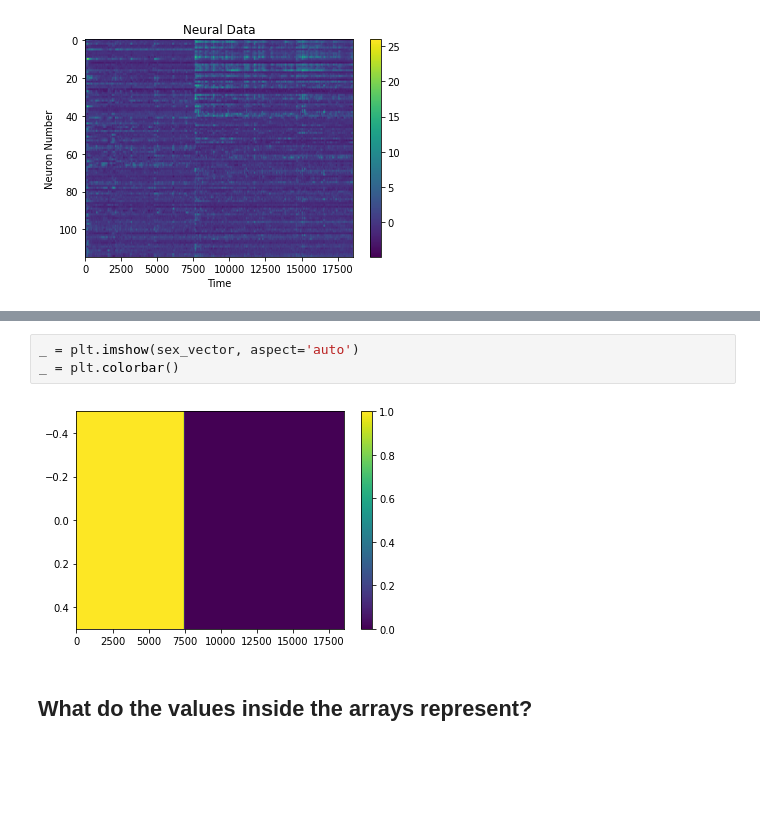
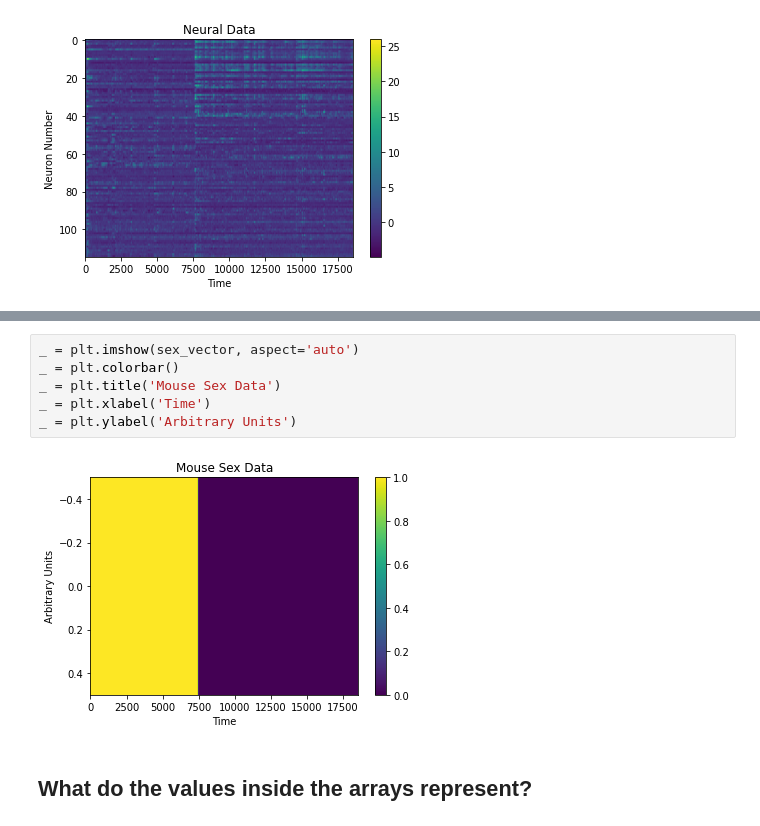
Before and after one commit to SaberaTalukder/Chen_Institute_DataSAI_for_Neuroscience, a Jupyter notebook: 07_05_22_day1_overview/code/diy_notebooks/dimensionality_reduction.ipynb, the cells around one changed output, grey strips where cells are left out. Cells and saved outputs as stored; diff of their text form; blank space fills up the shorter version.

```diff
--- a/07_05_22_day1_overview/code/diy_notebooks/dimensionality_reduction.ipynb
+++ b/07_05_22_day1_overview/code/diy_notebooks/dimensionality_reduction.ipynb
@@ -128,8 +134,11 @@ The top figure looks green even though the data is binary, just because of the v
 # %%
 _ = plt.imshow(sex_vector, aspect='auto')
 _ = plt.colorbar()
+_ = plt.title('Mouse Sex Data')
+_ = plt.xlabel('Time')
+_ = plt.ylabel('Arbitrary Units')
 # %% [output]
-[figure, old version]
+[figure, new version]
 # %% [markdown]
 ## What do the values inside the arrays represent?
 # %%
```
Also changed, not shown: parts of 46 cells of this notebook.
